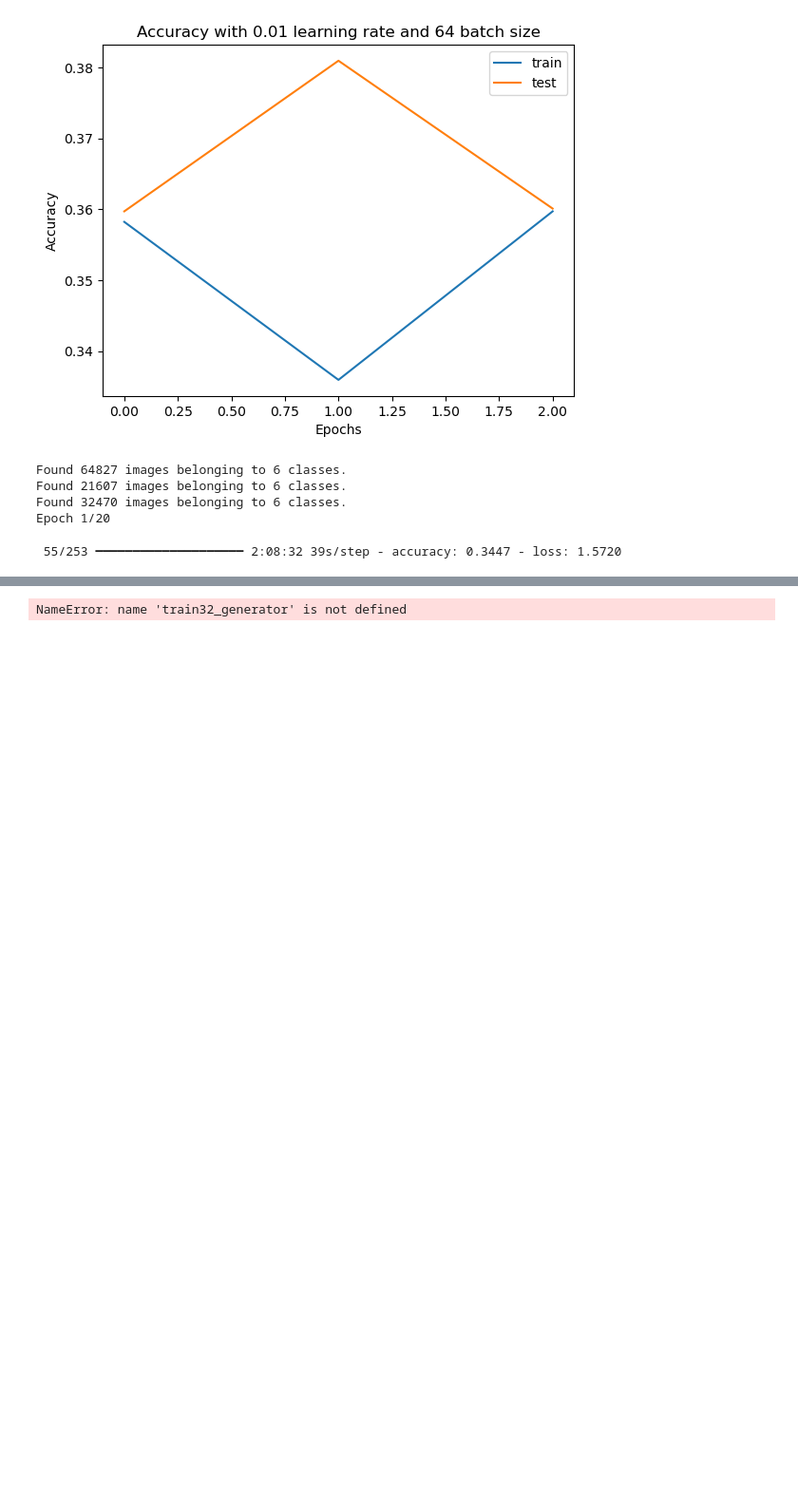
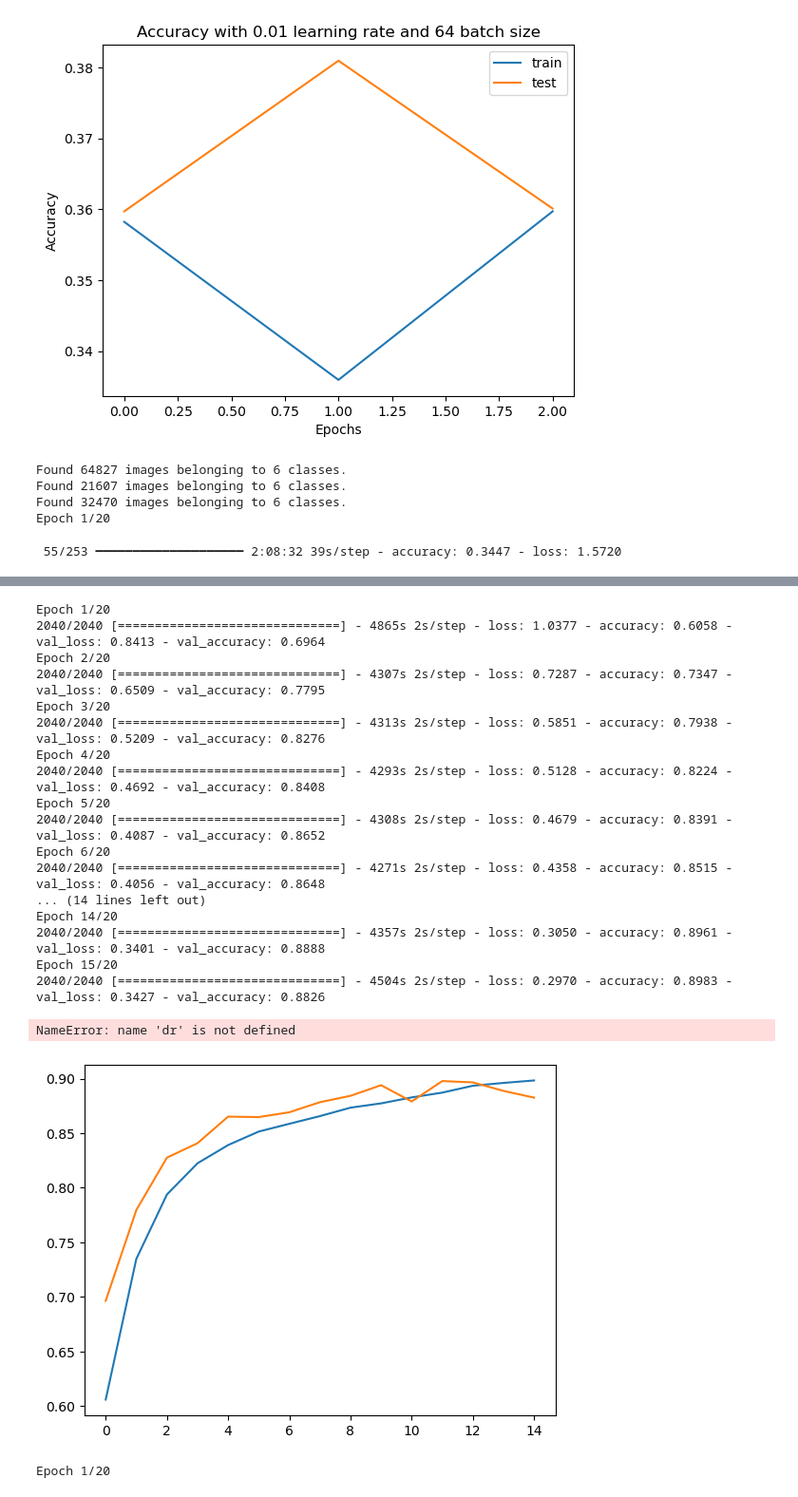
Before and after one commit to khanhtrinh301103/Assignment2_MachineLearning, a Jupyter notebook: Task 1.ipynb, the cells around one changed output, grey strips where cells are left out. Shown at 95% size. Saved outputs shown, nothing was run; the diff lists cells and outputs as text; code cells hidden in the pictures; blank space fills up the shorter version.

Commit message:
0.2 drop out rate with 32 batch size

```diff
--- a/Task 1.ipynb
+++ b/Task 1.ipynb
@@ -954,29 +956,68 @@ NameError: name 'train_data_gen' is not defined
 # %%
 models = []
 dropOut_boundary = [0.2, 0.5, 0.3]
 # check the batch size and learning rate, and complete the model before training
 escape_for_loop = tf.keras.callbacks.EarlyStopping(monitor='val_accuracy', mode='max', patience=3, restore_best_weights=True)
 
 
 model = CNN_dropOut(0.2, 6)
 tracking = model.fit(
 train32_generator,
 steps_per_epoch=train32_generator.n // 32,
 validation_data=valid32_generator,
 validation_steps=valid32_generator.n // 32,
 epochs=20,
 verbose=1, callbacks=[escape_for_loop]
 )
 
 plt.plot(tracking.history['accuracy'])
 plt.plot(tracking.history['val_accuracy'])
-plt.title('Accuracy with ' + str(dr) +' drop out ')
+plt.title('Accuracy with ' + str(0.2) +' drop out ')
 plt.ylabel('Accuracy')
 plt.xlabel('Epochs')
 plt.legend(['train', 'test'])
 plt.show()
 # %% [output]
-NameError: name 'train32_generator' is not defined
+Epoch 1/20
+2040/2040 [==============================] - 4865s 2s/step - loss: 1.0377 - accuracy: 0.6058 - val_loss: 0.8413 - val_accuracy: 0.6964
+Epoch 2/20
+2040/2040 [==============================] - 4307s 2s/step - loss: 0.7287 - accuracy: 0.7347 - val_loss: 0.6509 - val_accuracy: 0.7795
+Epoch 3/20
+2040/2040 [==============================] - 4313s 2s/step - loss: 0.5851 - accuracy: 0.7938 - val_loss: 0.5209 - val_accuracy: 0.8276
+Epoch 4/20
+2040/2040 [==============================] - 4293s 2s/step - loss: 0.5128 - accuracy: 0.8224 - val_loss: 0.4692 - val_accuracy: 0.8408
+Epoch 5/20
+2040/2040 [==============================] - 4308s 2s/step - loss: 0.4679 - accuracy: 0.8391 - val_loss: 0.4087 - val_accuracy: 0.8652
+Epoch 6/20
+2040/2040 [==============================] - 4271s 2s/step - loss: 0.4358 - accuracy: 0.8515 - val_loss: 0.4056 - val_accuracy: 0.8648
+... (14 lines left out)
+Epoch 14/20
+2040/2040 [==============================] - 4357s 2s/step - loss: 0.3050 - accuracy: 0.8961 - val_loss: 0.3401 - val_accuracy: 0.8888
+Epoch 15/20
+2040/2040 [==============================] - 4504s 2s/step - loss: 0.2970 - accuracy: 0.8983 - val_loss: 0.3427 - val_accuracy: 0.8826
+NameError: name 'dr' is not defined
+[figure, added]
+# %%
+model = CNN_dropOut(0.4, 6)
+tracking = model.fit(
+train32_generator,
+steps_per_epoch=train32_generator.n // 32,
+validation_data=valid32_generator,
+validation_steps=valid32_generator.n // 32,
+epochs=20,
+verbose=1, callbacks=[escape_for_loop]
+)
+
+plt.plot(tracking.history['accuracy'])
+plt.plot(tracking.history['val_accuracy'])
+plt.title('Accuracy with ' + str(0.4) +' drop out ')
+plt.ylabel('Accuracy')
+plt.xlabel('Epochs')
+plt.legend(['train', 'test'])
+plt.show()
+models.append(model)
+# %% [output]
+Epoch 1/20
 # %%
 model = CNN_dropOut(0.5, 6)
     tracking = model.fit(
```
Also changed, not shown: parts of 1 cell of this notebook.
